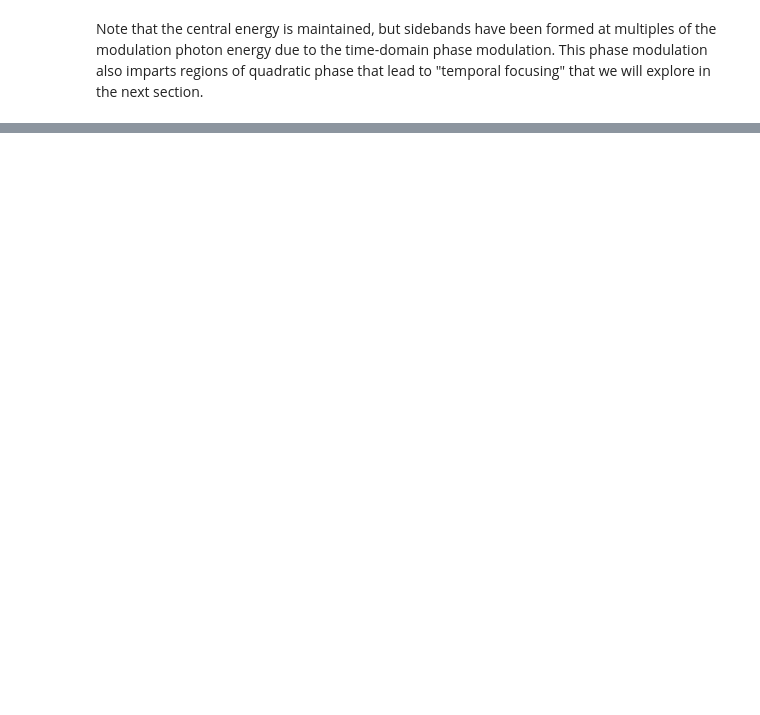
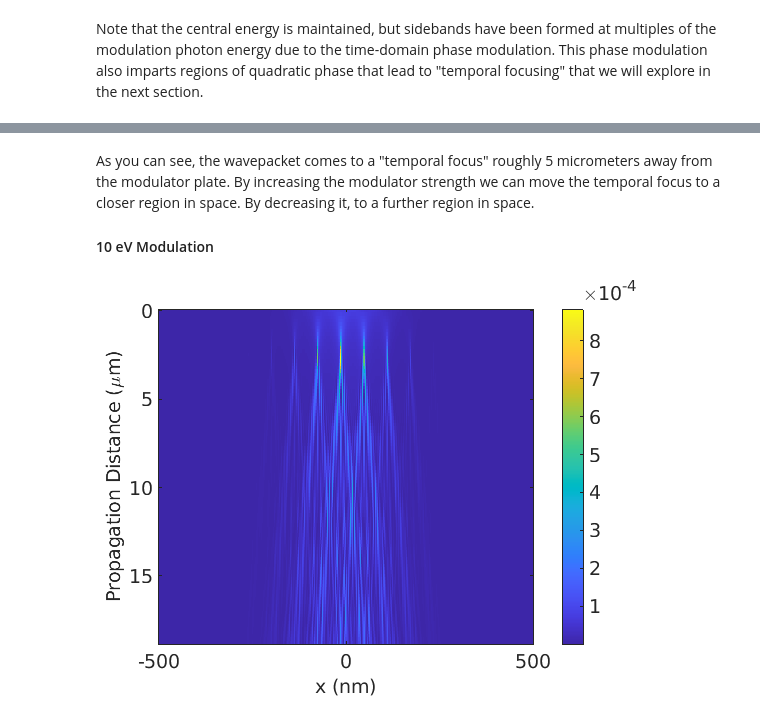
Before and after one commit to qnngroup/electron-phase-modulation, a Jupyter notebook: NOTES-AND-DEMOS/electron-phase-modulation-technical-notes-and-demos.ipynb, the cells around one changed output, grey strips where cells are left out. Drawn from its saved outputs; the diff is of its cells as text; code cells hidden in the pictures; blank space fills up the shorter version.

```diff
--- a/NOTES-AND-DEMOS/electron-phase-modulation-technical-notes-and-demos.ipynb
+++ b/NOTES-AND-DEMOS/electron-phase-modulation-technical-notes-and-demos.ipynb
@@ -112,0 +136,28 @@ Propagation Functions:
+# %% [markdown]
+As you can see, the wavepacket comes to a "temporal focus" roughly 5 micrometers away from the modulator plate. By increasing the modulator strength we can move the temporal focus to a closer region in space.  By decreasing it, to a further region in space.
+
+#### 10 eV Modulation
+# %%
+V_mag = 10;
+V = V_mag*V_env; %Construct the actual potential profile
+
+[k, a_k, W, P_W] = calc_energy_spec(t, A, W0, V);
+
+
+%Now propagate to t_prime and output the real-space wavefunction:
+t_prime = linspace(0, 1000, 100);
+
+%Propagate...
+[x_center, x, u_out] = propagate_fixed_time(t_prime, W0, k, a_k);
+
+%Plot output wavefunction u_out:
+figure(2);
+imagesc(x, x_center/1000, abs(u_out).^2);
+set(gca, 'fontsize', 14)
+xlim([-500, 500]);
+shading interp;
+colorbar('fontsize', 14);
+xlabel('x (nm)', 'fontsize', 14);
+ylabel('Propagation Distance (\mum)', 'fontsize', 14);
+# %% [output]
+[figure, added]
```
Also changed, not shown: parts of 25 cells of this notebook, 1 other file.
